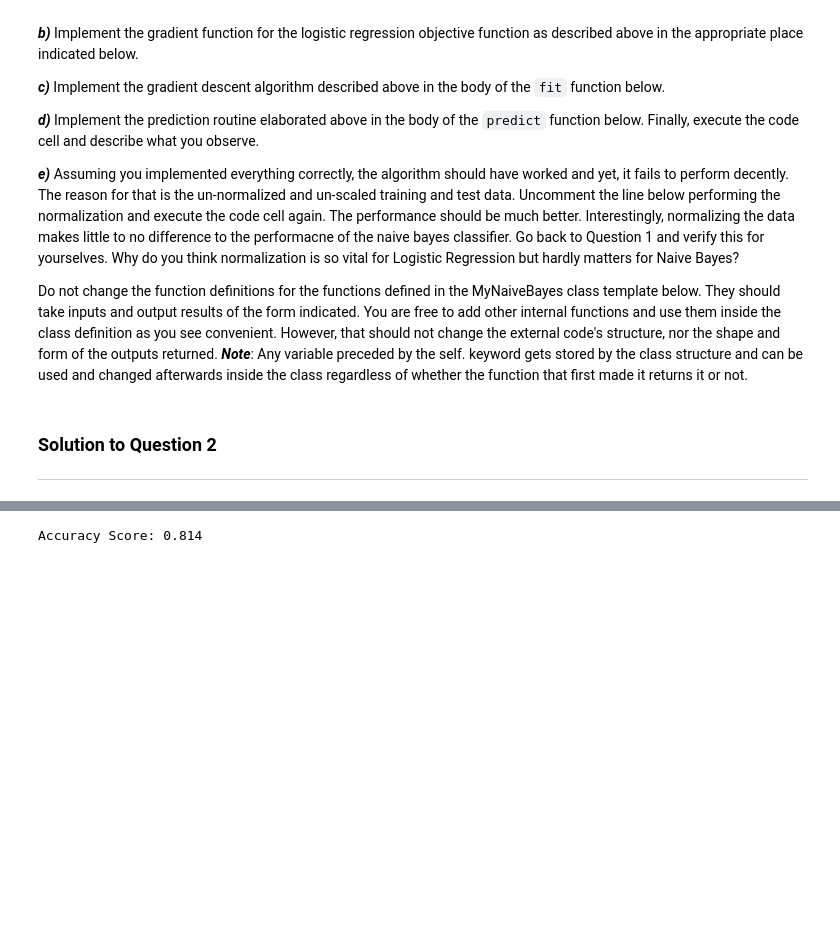
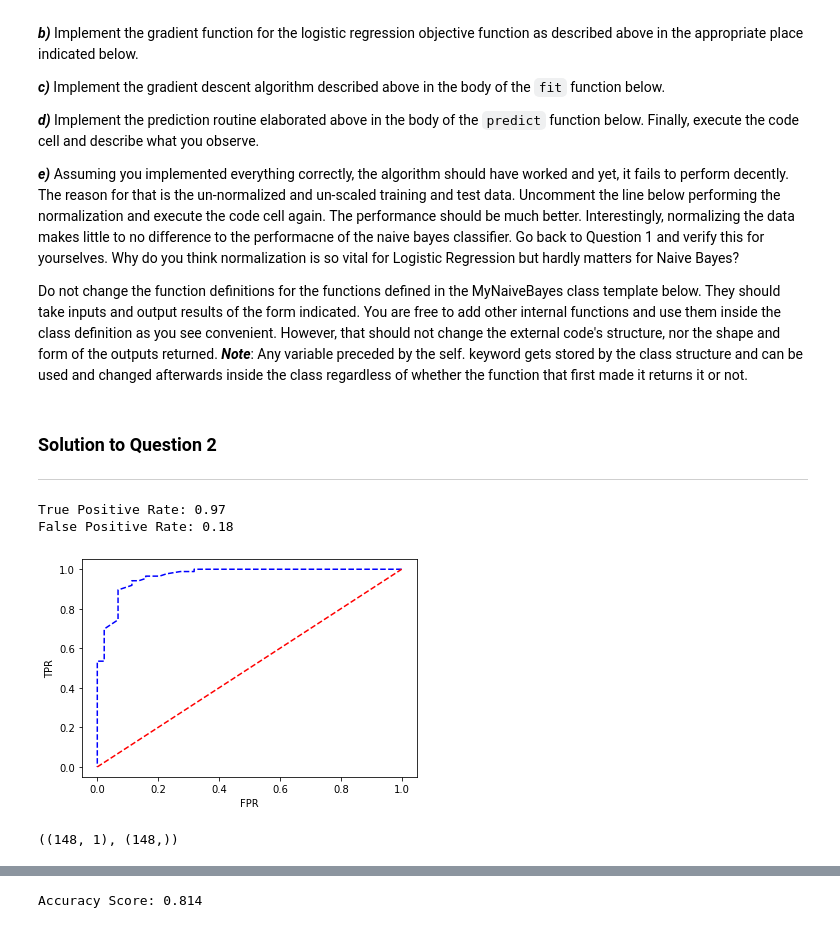
Before and after one commit to olivesgatech/ML_codes_repo, a Jupyter notebook: Assignments/ECE4803-Sp21-HW2-Classification.ipynb, the cells around one changed output, grey strips where cells are left out. Cells and saved outputs as stored; diff of their text form; code cells hidden in the pictures; blank space fills up the shorter version.

```diff
--- a/Assignments/ECE4803-Sp21-HW2-Classification.ipynb
+++ b/Assignments/ECE4803-Sp21-HW2-Classification.ipynb
@@ -258,7 +258,7 @@ X_train, X_test, y_train, y_test = train_test_split(X, y, test_size=N_test, trai
 
 model = MyNaiveBayes(X_train, y_train)
 model.fit()
-y_pred, _ = model.predict(X_test)
+y_pred, probs = model.predict(X_test)
 
 print("Accuracy Score on Digits: %.3f" % accuracy_score(y_test, y_pred))
 # %% [output]
@@ -490,7 +490,7 @@ class MyLogisticRegression:
 
     def fit(self, num_epochs=20, step=2):
         for epoch in range(num_epochs):
-            print("Epoch: [%d/%d]"%(epoch, num_epochs), "| Gradient magnitude: %.2f" % norm(self.logit_grad(self.theta, self.X, self.y),2))
+            #print("Epoch: [%d/%d]"%(epoch, num_epochs), "| Gradient magnitude: %.2f" % norm(self.logit_grad(self.theta, self.X, self.y),2))
             self.theta = self.theta - step * self.logit_grad(self.theta, self.X, self.y)
 
 
@@ -523,7 +523,7 @@ def roc(probs, y_test):
     """Function returns TPR and FPR given a vector of probabilities and another
     for ground-truth predictions"""
 
-    thresholds = np.linspace(0,1,100)
+    thresholds = np.linspace(0,1,100).reshape(1,-1)
     mask = (probs > thresholds)*1
     TPR = np.sum(mask * y_test.reshape(-1,1), axis=0) / y_test.sum()
     FPR = np.sum(mask * (1-y_test.reshape(-1,1)), axis=0) / (1 - y_test).sum()
@@ -534,30 +534,38 @@ def roc(probs, y_test):
 # define train and test sizes
 N_train = 20
 N_test = 150 - N_train
 
 # load data
 cancer = load_breast_cancer()
 X, y = cancer.data, cancer.target
 
 # Normalize X
 X = (X - np.min(X, axis=0, keepdims=True)) / (np.max(X, axis=0, keepdims=True) - np.min(X, axis=0, keepdims=True))
 
 # train-test split
 X_train, X_test, y_train, y_test = train_test_split(X, y, test_size=N_test, train_size=N_train, random_state=4803)
 
 # train model and predict on test data
 model =  MyLogisticRegression(X_train, y_train)
 model.fit(num_epochs = 50, step=2)
 y_pred, probs = model.predict(X_test)
 
 # compute accuracy
 print("\nTrue Positive Rate: %.2f" % (np.sum(y_pred.reshape(-1,1) * y_test.reshape(-1,1))/np.sum(y_test)))
 print("False Positive Rate: %.2f" % (np.sum(y_pred.reshape(-1,1) * (1 - y_test).reshape(-1,1))/np.sum(1 - y_test)))
 
 # plot ROC
 TPR, FPR = roc(probs, y_test)
 plt.plot(FPR, TPR, linestyle='--', color='blue')
 plt.plot([0,1],[0,1], linestyle='--', color='red')
 plt.xlabel('FPR')
 plt.ylabel('TPR')
 plt.show()
+# %% [output]
+True Positive Rate: 0.97
+False Positive Rate: 0.18
+[figure, added]
+# %%
+probs.shape, y_test.shape
+# %% [output]
+((148, 1), (148,))
```
Also changed, not shown: parts of 6 cells of this notebook.
